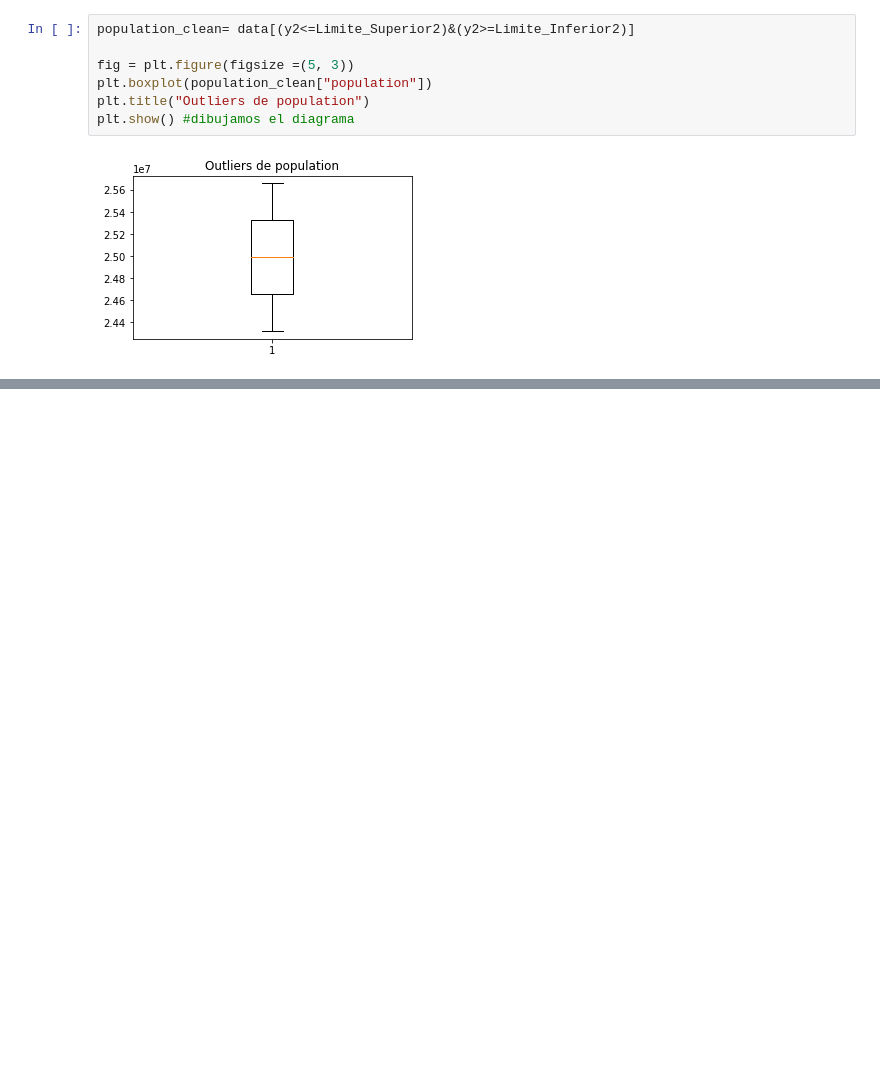
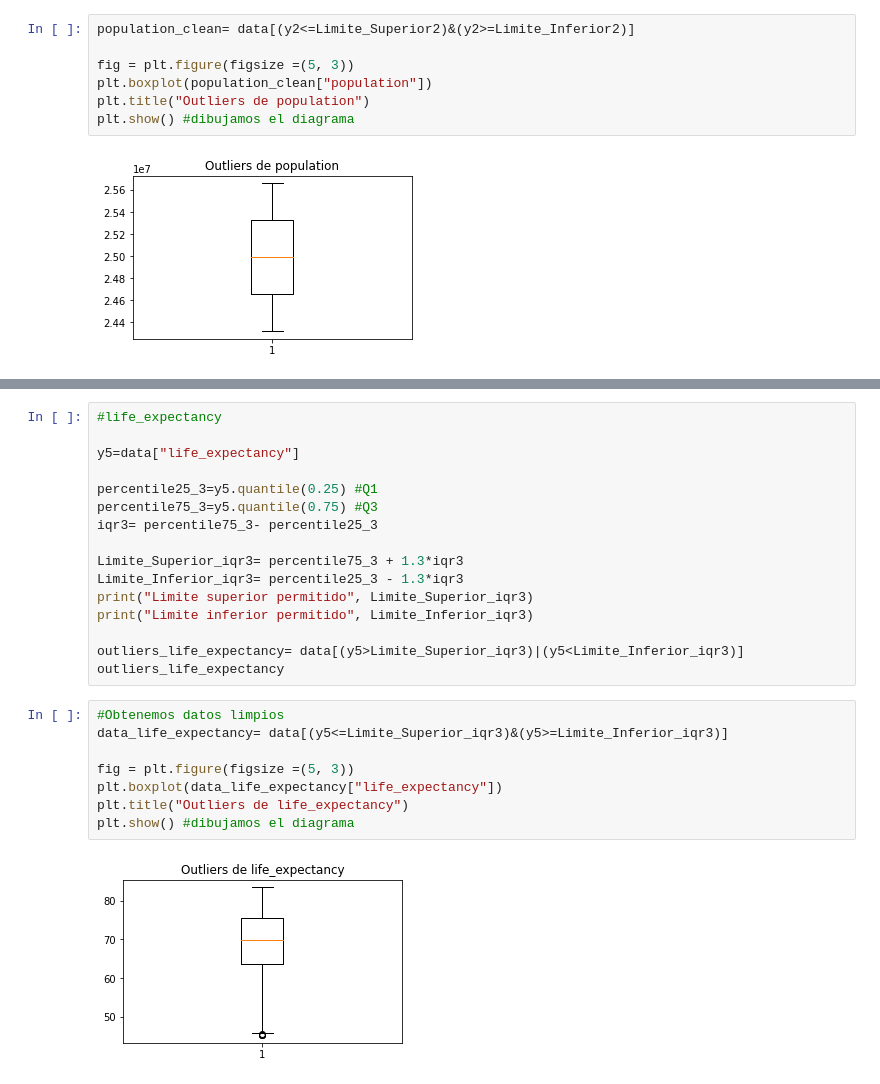
Before and after one commit to rodrigoruizteodoro/Reto_Final, a Jupyter notebook: Reto_Final.ipynb, the cells around one changed output, grey strips where cells are left out. Drawn from its saved outputs; the diff is of its cells as text; blank space fills up the shorter version.

```diff
--- a/Reto_Final.ipynb
+++ b/Reto_Final.ipynb
@@ -181,0 +257,26 @@ plt.show() #dibujamos el diagrama
+# %%
+#life_expectancy
+
+y5=data["life_expectancy"]
+
+percentile25_3=y5.quantile(0.25) #Q1
+percentile75_3=y5.quantile(0.75) #Q3
+iqr3= percentile75_3- percentile25_3
+
+Limite_Superior_iqr3= percentile75_3 + 1.3*iqr3
+Limite_Inferior_iqr3= percentile25_3 - 1.3*iqr3
+print("Limite superior permitido", Limite_Superior_iqr3)
+print("Limite inferior permitido", Limite_Inferior_iqr3)
+
+outliers_life_expectancy= data[(y5>Limite_Superior_iqr3)|(y5<Limite_Inferior_iqr3)]
+outliers_life_expectancy
+# %%
+#Obtenemos datos limpios
+data_life_expectancy= data[(y5<=Limite_Superior_iqr3)&(y5>=Limite_Inferior_iqr3)]
+
+fig = plt.figure(figsize =(5, 3))
+plt.boxplot(data_life_expectancy["life_expectancy"])
+plt.title("Outliers de life_expectancy")
+plt.show() #dibujamos el diagrama
+# %% [output]
+[figure, added]
```
Also changed, not shown: parts of 6 cells of this notebook.
